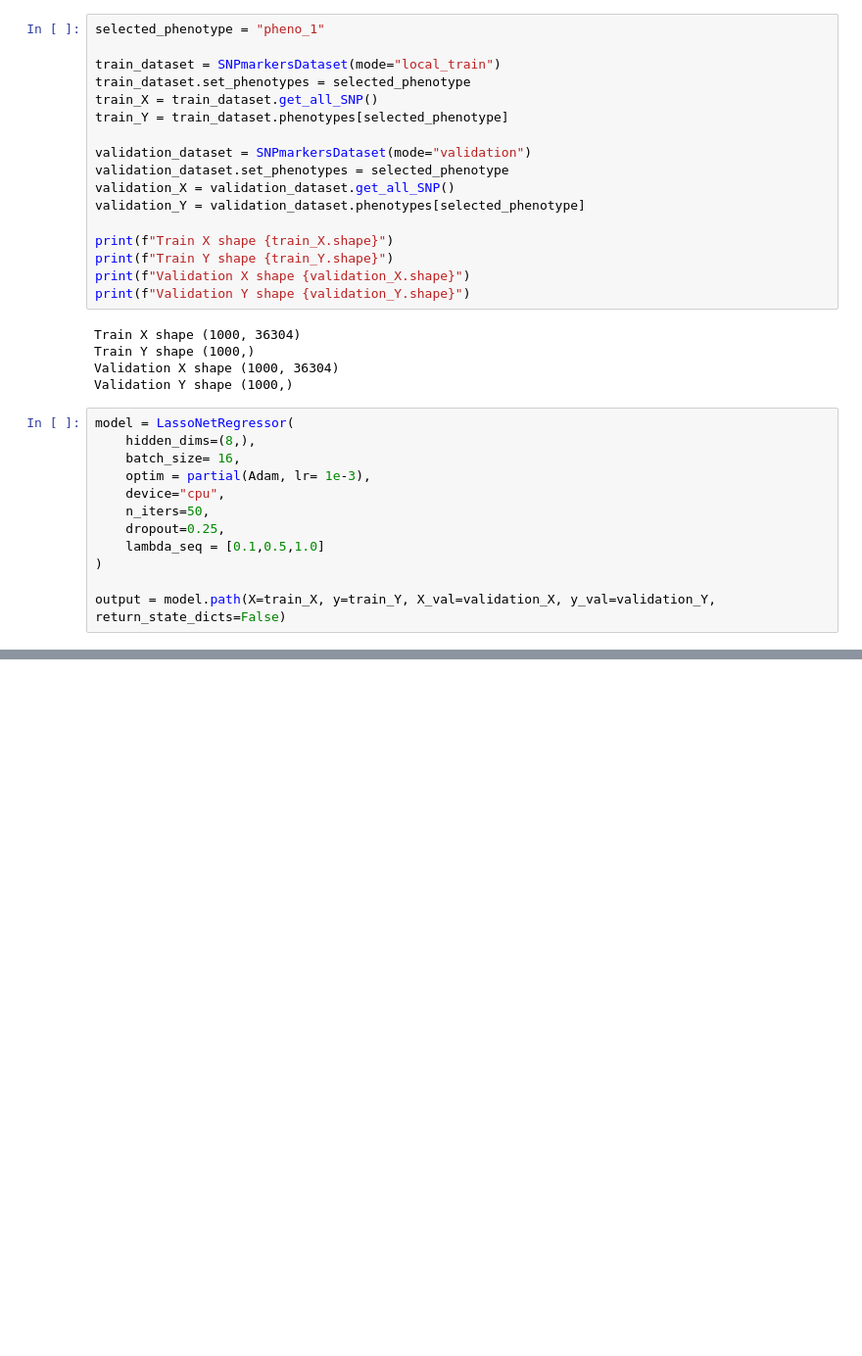
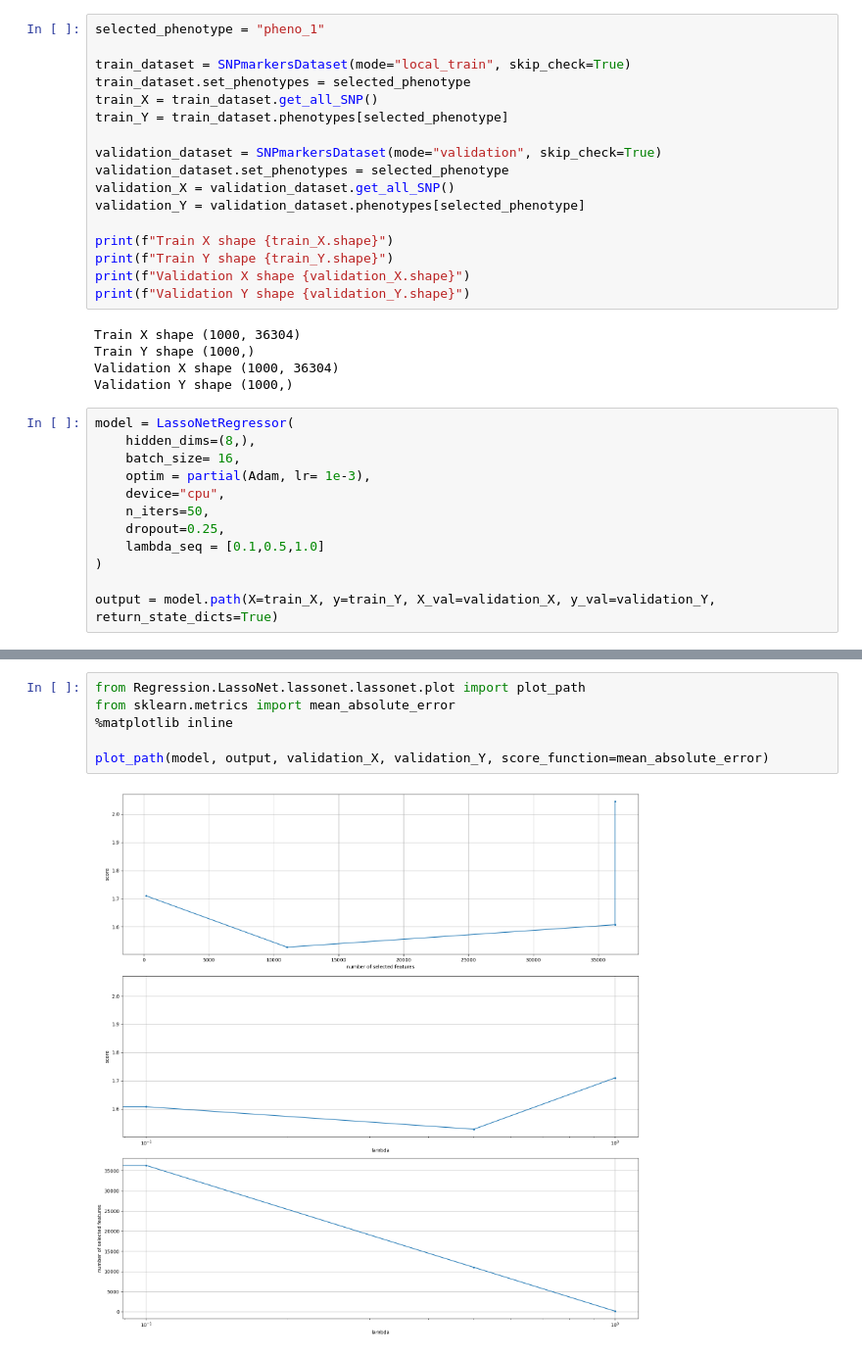
Before and after one commit to Florent-Hervers/master-thesis-code, a Jupyter notebook: LassoNet_local.ipynb, the cells around one changed output, grey strips where cells are left out. Shown at 98% size. Saved outputs shown, nothing was run; the diff lists cells and outputs as text; blank space fills up the shorter version.

Commit message:
Add results and start of analysis for the Lassonet + some small correction in the scripts

```diff
--- a/LassoNet_local.ipynb
+++ b/LassoNet_local.ipynb
@@ -6,12 +6,12 @@ from functools import partial
 # %%
 selected_phenotype = "pheno_1"
 
-train_dataset = SNPmarkersDataset(mode="local_train")
+train_dataset = SNPmarkersDataset(mode="local_train", skip_check=True)
 train_dataset.set_phenotypes = selected_phenotype
 train_X = train_dataset.get_all_SNP()
 train_Y = train_dataset.phenotypes[selected_phenotype]
 
-validation_dataset = SNPmarkersDataset(mode="validation")
+validation_dataset = SNPmarkersDataset(mode="validation", skip_check=True)
 validation_dataset.set_phenotypes = selected_phenotype
 validation_X = validation_dataset.get_all_SNP()
 validation_Y = validation_dataset.phenotypes[selected_phenotype]
@@ -36,4 +36,4 @@ model = LassoNetRegressor(
     lambda_seq = [0.1,0.5,1.0]
 )
 
-output = model.path(X=train_X, y=train_Y, X_val=validation_X, y_val=validation_Y, return_state_dicts=False)
+output = model.path(X=train_X, y=train_Y, X_val=validation_X, y_val=validation_Y, return_state_dicts=True)
@@ -50,0 +61,8 @@ HistoryItem(lambda_=1.0, state_dict=None, objective=1.6447281093597415, loss=1.6
+# %%
+from Regression.LassoNet.lassonet.lassonet.plot import plot_path
+from sklearn.metrics import mean_absolute_error
+%matplotlib inline
+
+plot_path(model, output, validation_X, validation_Y, score_function=mean_absolute_error)
+# %% [output]
+[figure, added]
```
Also changed, not shown: parts of 2 cells of this notebook, 5 other files.
